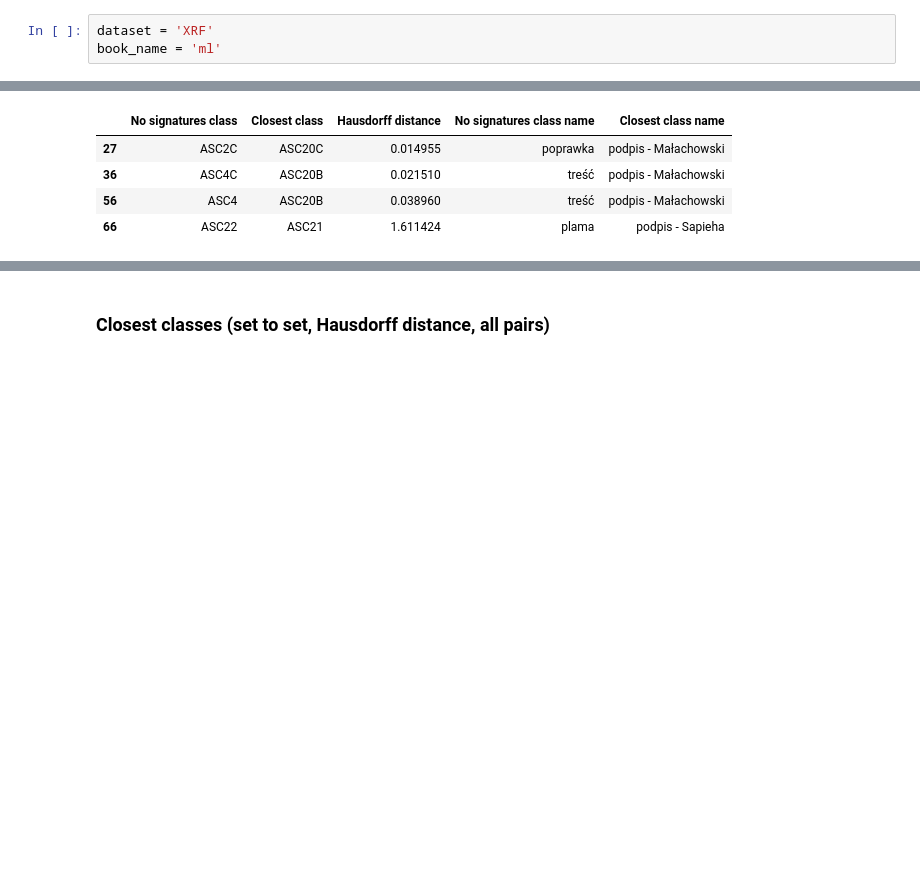
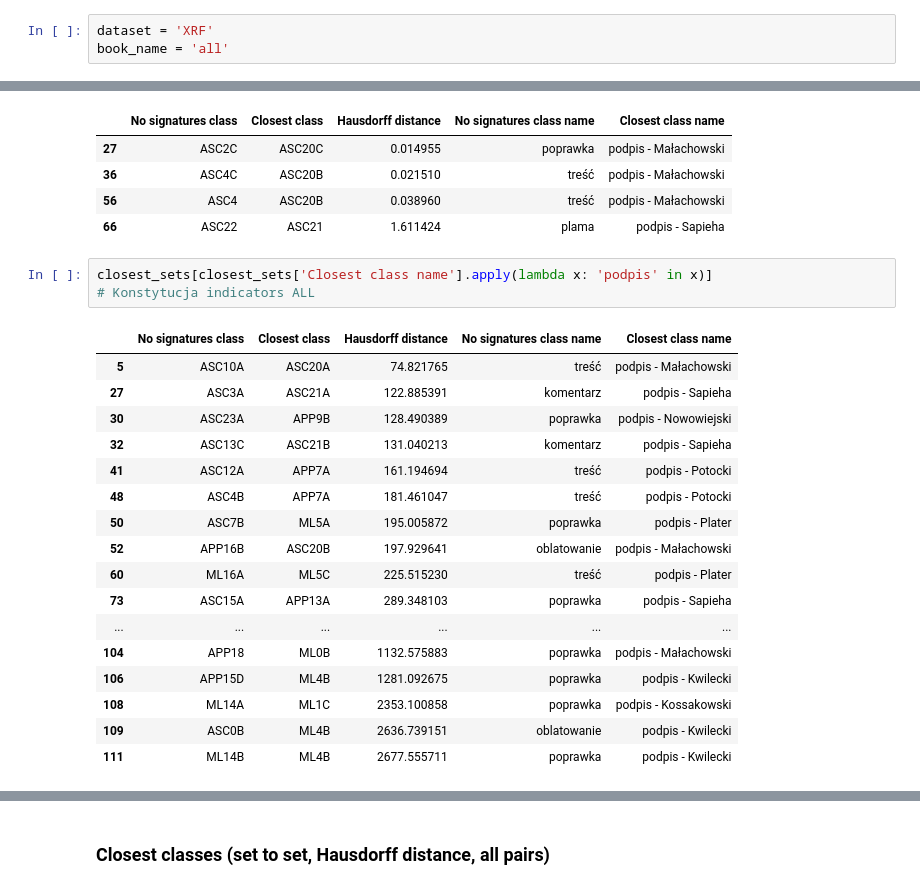
Before and after one commit to BDomzal/inks, a Jupyter notebook: notebooks/Konstytucja_closest_class_assignment.ipynb, the cells around one changed output, grey strips where cells are left out. Drawn from its saved outputs; the diff is of its cells as text; blank space fills up the shorter version.

Commit message:
New results: no splitting the data by book

```diff
--- a/notebooks/Konstytucja_closest_class_assignment.ipynb
+++ b/notebooks/Konstytucja_closest_class_assignment.ipynb
@@ -16,7 +16,7 @@ import re
 from scipy.spatial.distance import directed_hausdorff
 # %%
 dataset = 'XRF'
-book_name = 'ml'
+book_name = 'all'
 # %%
 import json
 
@@ -450,3 +450,24 @@ closest_sets[closest_sets['Closest class name'].apply(lambda x: 'podpis' in x)]
 | 36 | ASC4C | ASC20B | 0.021510 | treść | podpis - Małachowski |
 | 56 | ASC4 | ASC20B | 0.038960 | treść | podpis - Małachowski |
 | 66 | ASC22 | ASC21 | 1.611424 | plama | podpis - Sapieha |
+# %%
+closest_sets[closest_sets['Closest class name'].apply(lambda x: 'podpis' in x)]
+# Konstytucja indicators ALL
+# %% [output]
+|  | No signatures class | Closest class | Hausdorff distance | No signatures class name | Closest class name |
+| 5 | ASC10A | ASC20A | 74.821765 | treść | podpis - Małachowski |
+| 27 | ASC3A | ASC21A | 122.885391 | komentarz | podpis - Sapieha |
+| 30 | ASC23A | APP9B | 128.490389 | poprawka | podpis - Nowowiejski |
+| 32 | ASC13C | ASC21B | 131.040213 | komentarz | podpis - Sapieha |
+| 41 | ASC12A | APP7A | 161.194694 | treść | podpis - Potocki |
+| 48 | ASC4B | APP7A | 181.461047 | treść | podpis - Potocki |
+| 50 | ASC7B | ML5A | 195.005872 | poprawka | podpis - Plater |
+| 52 | APP16B | ASC20B | 197.929641 | oblatowanie | podpis - Małachowski |
+| 60 | ML16A | ML5C | 225.515230 | treść | podpis - Plater |
+| 73 | ASC15A | APP13A | 289.348103 | poprawka | podpis - Sapieha |
+| ... | ... | ... | ... | ... | ... |
+| 104 | APP18 | ML0B | 1132.575883 | poprawka | podpis - Małachowski |
+| 106 | APP15D | ML4B | 1281.092675 | poprawka | podpis - Kwilecki |
+| 108 | ML14A | ML1C | 2353.100858 | poprawka | podpis - Kossakowski |
+| 109 | ASC0B | ML4B | 2636.739151 | oblatowanie | podpis - Kwilecki |
+| 111 | ML14B | ML4B | 2677.555711 | poprawka | podpis - Kwilecki |
```
Also changed, not shown: parts of 5 cells of this notebook, 1 other file.
